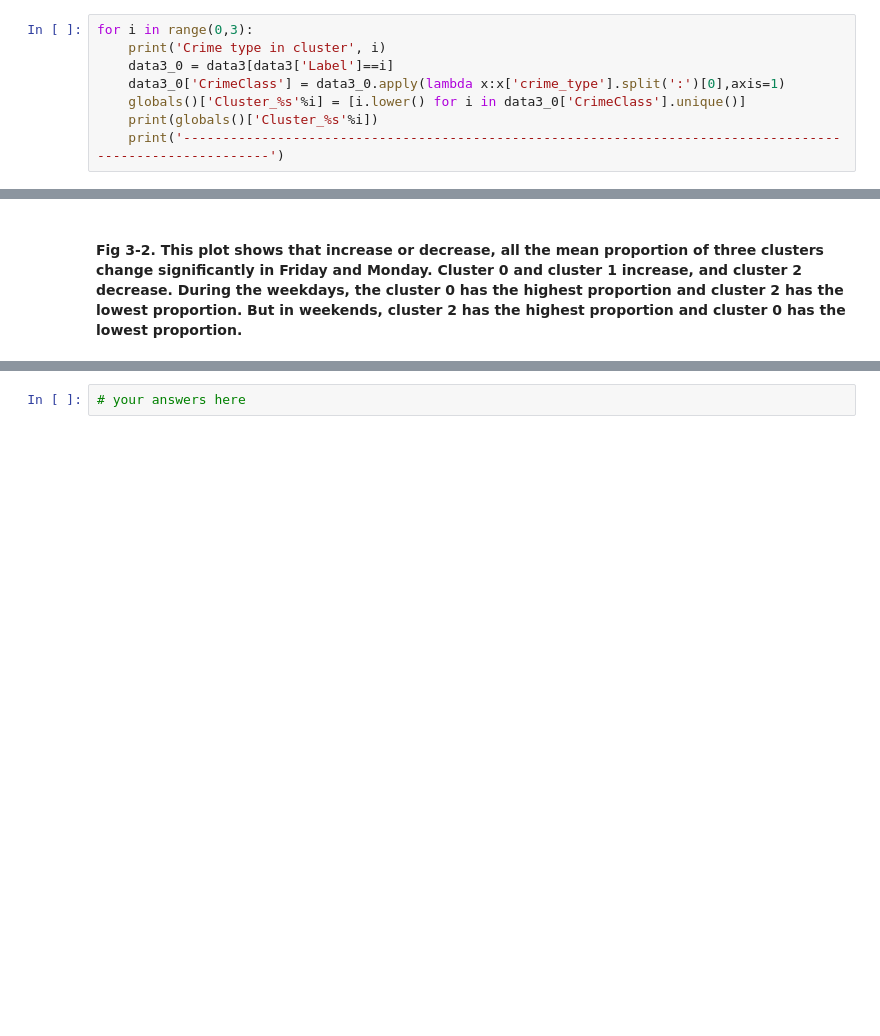
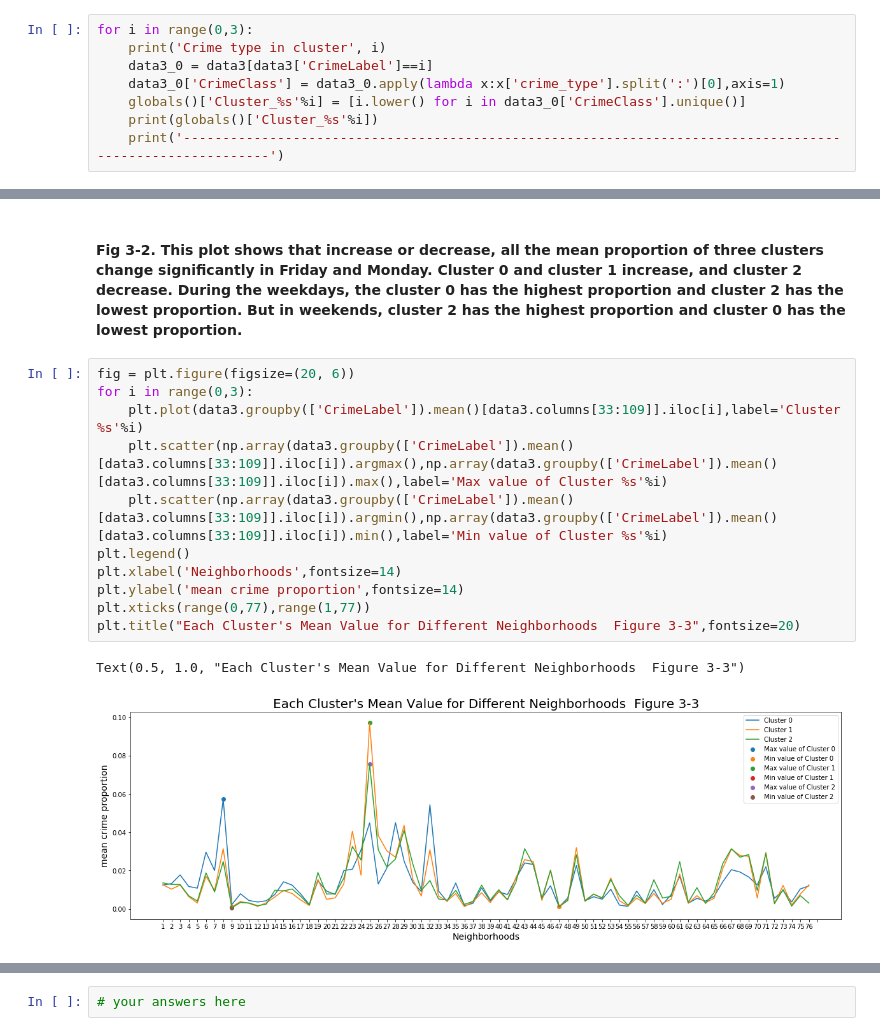
Before and after one commit to Mingyi1995/machine_learning_for_cities, a Jupyter notebook: HW3/MLC HW 3.ipynb, the cells around one changed output, grey strips where cells are left out. Saved outputs shown, nothing was run; the diff lists cells and outputs as text; blank space fills up the shorter version.

```diff
--- a/HW3/MLC HW 3.ipynb
+++ b/HW3/MLC HW 3.ipynb
@@ -209,7 +214,7 @@ Text(0.5, 1.0, "Each Cluster's Mean Value for Hour of Day  Figure 3-1")
 # %%
 for i in range(0,3):
     print('Crime type in cluster', i)
-    data3_0 = data3[data3['Label']==i]
+    data3_0 = data3[data3['CrimeLabel']==i]
     data3_0['CrimeClass'] = data3_0.apply(lambda x:x['crime_type'].split(':')[0],axis=1)
     globals()['Cluster_%s'%i] = [i.lower() for i in data3_0['CrimeClass'].unique()]
     print(globals()['Cluster_%s'%i])
@@ -259,3 +264,17 @@ Text(0.5, 1.0, "Each Cluster's Mean Value for Day of Week  Figure 3-2")
 [figure]
 # %% [markdown]
 #### Fig 3-2. This plot shows that increase or decrease, all the mean proportion of three clusters change significantly in Friday and Monday. Cluster 0 and cluster 1 increase, and cluster 2 decrease. During the weekdays, the cluster 0 has the highest proportion and cluster 2 has the lowest proportion. But in weekends, cluster 2 has the highest proportion and cluster 0 has the lowest proportion.
+# %%
+fig = plt.figure(figsize=(20, 6))
+for i in range(0,3):
+    plt.plot(data3.groupby(['CrimeLabel']).mean()[data3.columns[33:109]].iloc[i],label='Cluster %s'%i)
+    plt.scatter(np.array(data3.groupby(['CrimeLabel']).mean()[data3.columns[33:109]].iloc[i]).argmax(),np.array(data3.groupby(['CrimeLabel']).mean()[data3.columns[33:109]].iloc[i]).max(),label='Max value of Cluster %s'%i)
+    plt.scatter(np.array(data3.groupby(['CrimeLabel']).mean()[data3.columns[33:109]].iloc[i]).argmin(),np.array(data3.groupby(['CrimeLabel']).mean()[data3.columns[33:109]].iloc[i]).min(),label='Min value of Cluster %s'%i)
+plt.legend()
+plt.xlabel('Neighborhoods',fontsize=14)
+plt.ylabel('mean crime proportion',fontsize=14)
+plt.xticks(range(0,77),range(1,77))
+plt.title("Each Cluster's Mean Value for Different Neighborhoods  Figure 3-3",fontsize=20)
+# %% [output]
+Text(0.5, 1.0, "Each Cluster's Mean Value for Different Neighborhoods  Figure 3-3")
+[figure, added]
```
Also changed, not shown: parts of 15 cells of this notebook.
